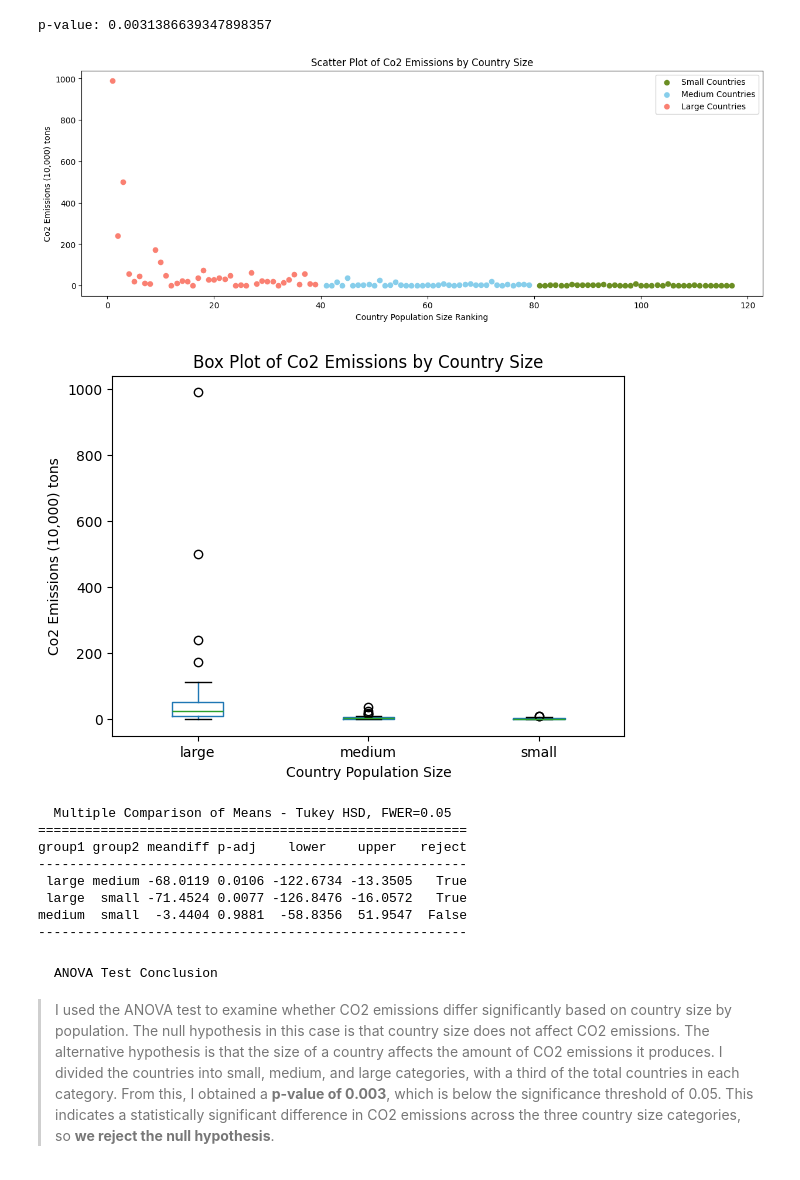
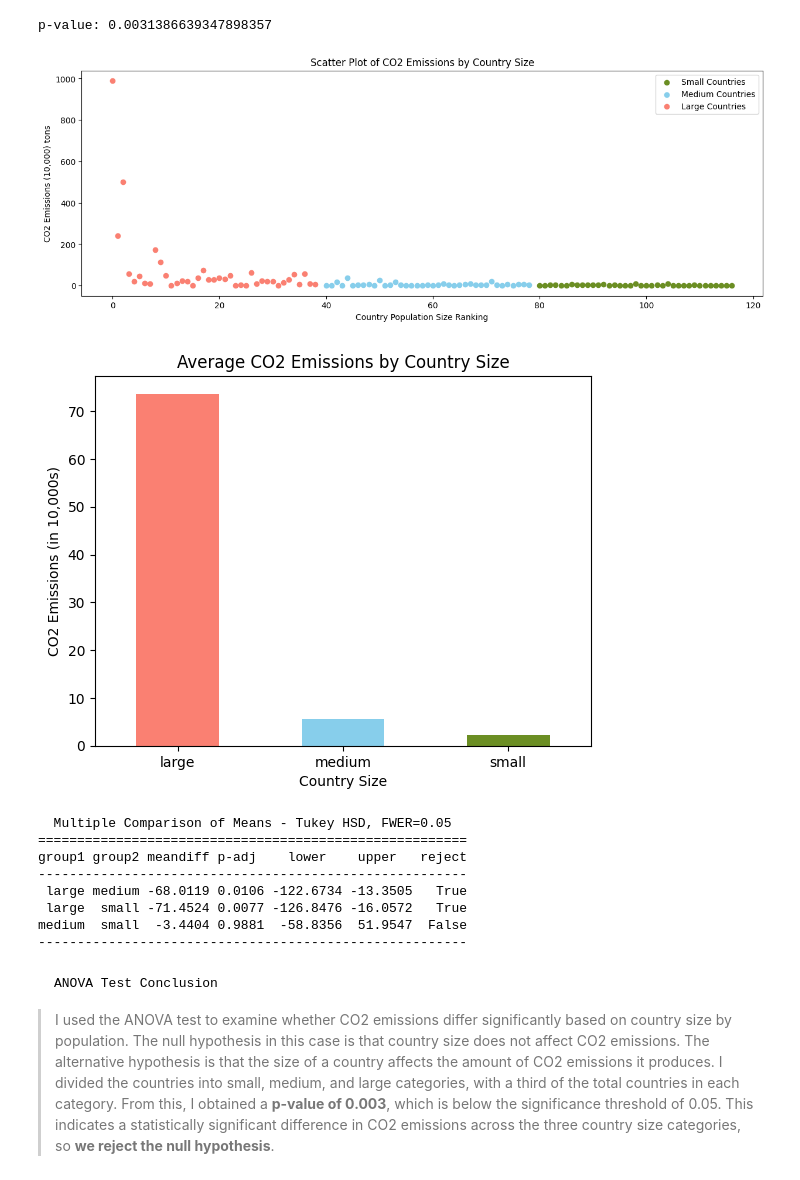
Before and after one commit to evannt/MotherNature, a Jupyter notebook: mother_nature.ipynb, the cells around one changed output. Drawn from its saved outputs; the diff is of its cells as text; code cells hidden in the pictures.

Commit message:
change graph for readability and edited imports

```diff
--- a/mother_nature.ipynb
+++ b/mother_nature.ipynb
@@ -222,46 +220,41 @@ combined_monthly_df = pd.merge(global_country_info_df, avg_temp_per_country_per_
 combined_monthly_df['Month'] = combined_monthly_df['Month'].replace(month_dict)
 # %%
 # ANOVA: Country size (small, medium, and large) vs Co2 emissions
-first_inst_df = combined_monthly_df.drop_duplicates(subset='Country', keep='first')
-first_inst_df = first_inst_df.sort_values(by='Population', ascending=False)
-first_inst_df = first_inst_df.reset_index(drop=True)
-first_inst_df.index = range(1, len(first_inst_df) + 1)
+first_inst_df = combined_monthly_df.drop_duplicates(subset='Country', keep='first').sort_values(by='Population', ascending=False).reset_index(drop=True)
 first_inst_df['Co2-Emissions'] = first_inst_df['Co2-Emissions']/10000
-large_df = first_inst_df[0:39]
-medium_df = first_inst_df[40:79]
-small_df = first_inst_df[80:]
-small_df['Country Size'] = 'small'
-medium_df['Country Size'] = 'medium'
-large_df['Country Size'] = 'large'
+large_df, medium_df, small_df = first_inst_df[0:39], first_inst_df[40:79], first_inst_df[80:]
+small_df['Country Size'], medium_df['Country Size'], large_df['Country Size'] = 'small', 'medium', 'large'
 df_combined = pd.concat([small_df, medium_df, large_df], ignore_index=True)
-
 
 f_stat, p_val = stats.f_oneway(large_df['Co2-Emissions'], medium_df['Co2-Emissions'], small_df['Co2-Emissions']) #drop the null hypothesis (0.003)
 print("p-value:", float(p_val))
+
 #plot scatterplot
 plt.figure(figsize=(15,5))
 plt.scatter(small_df.index, small_df['Co2-Emissions'], color='olivedrab', label='Small Countries')
 plt.scatter(medium_df.index, medium_df['Co2-Emissions'], color='skyblue', label='Medium Countries')
 plt.scatter(large_df.index, large_df['Co2-Emissions'], color='salmon', label='Large Countries')
 plt.xlabel('Country Population Size Ranking')
-plt.ylabel('Co2 Emissions (10,000) tons')
-plt.title('Scatter Plot of Co2 Emissions by Country Size')
+plt.ylabel('CO2 Emissions (10,000) tons')
+plt.title('Scatter Plot of CO2 Emissions by Country Size')
 plt.legend()
 plt.show()
-#plot bloxplot
-df_combined.boxplot(column='Co2-Emissions', by='Country Size')
-plt.title('Box Plot of Co2 Emissions by Country Size')
-plt.xlabel('Country Population Size')
-plt.ylabel('Co2 Emissions (10,000) tons')
-plt.suptitle("")  # To remove the default title
-plt.grid()
+
+#plot bargraph
+df_combined.groupby('Country Size')['Co2-Emissions'].mean().plot(kind='bar', color=['salmon', 'skyblue', 'olivedrab'])
+plt.title('Average CO2 Emissions by Country Size')
+plt.xlabel('Country Size')
+plt.ylabel('CO2 Emissions (in 10,000s)')
+plt.xticks(rotation=0)
 plt.show()
+
+#post-hoc
 tukey = pairwise_tukeyhsd(endog=df_combined['Co2-Emissions'], groups=df_combined['Country Size'], alpha=0.05)
 print(tukey)
 # %% [output]
 p-value: 0.0031386639347898357
-[figure, old version]
+[figure, new version]
-[figure, old version]
+[figure, new version]
   Multiple Comparison of Means - Tukey HSD, FWER=0.05
 =======================================================
 group1 group2 meandiff p-adj    lower    upper   reject
```
Also changed, not shown: parts of 1 cell of this notebook.
